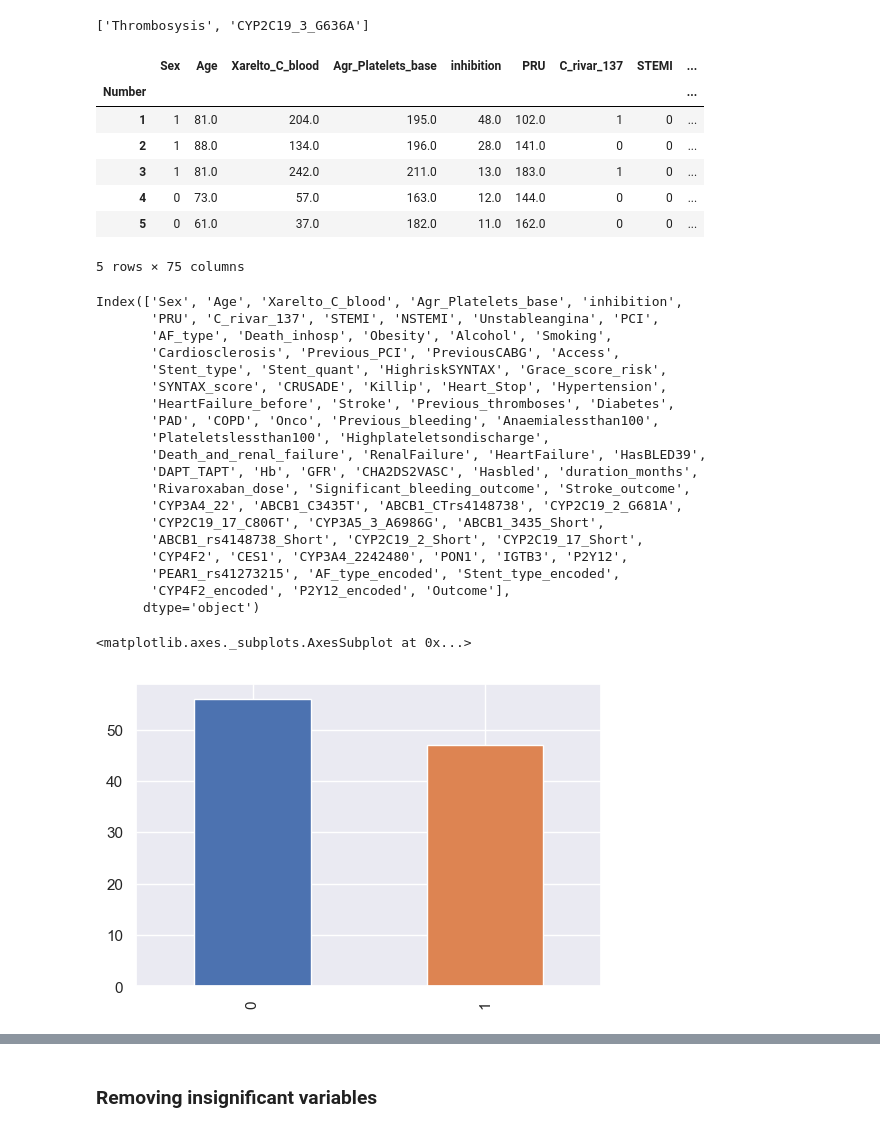
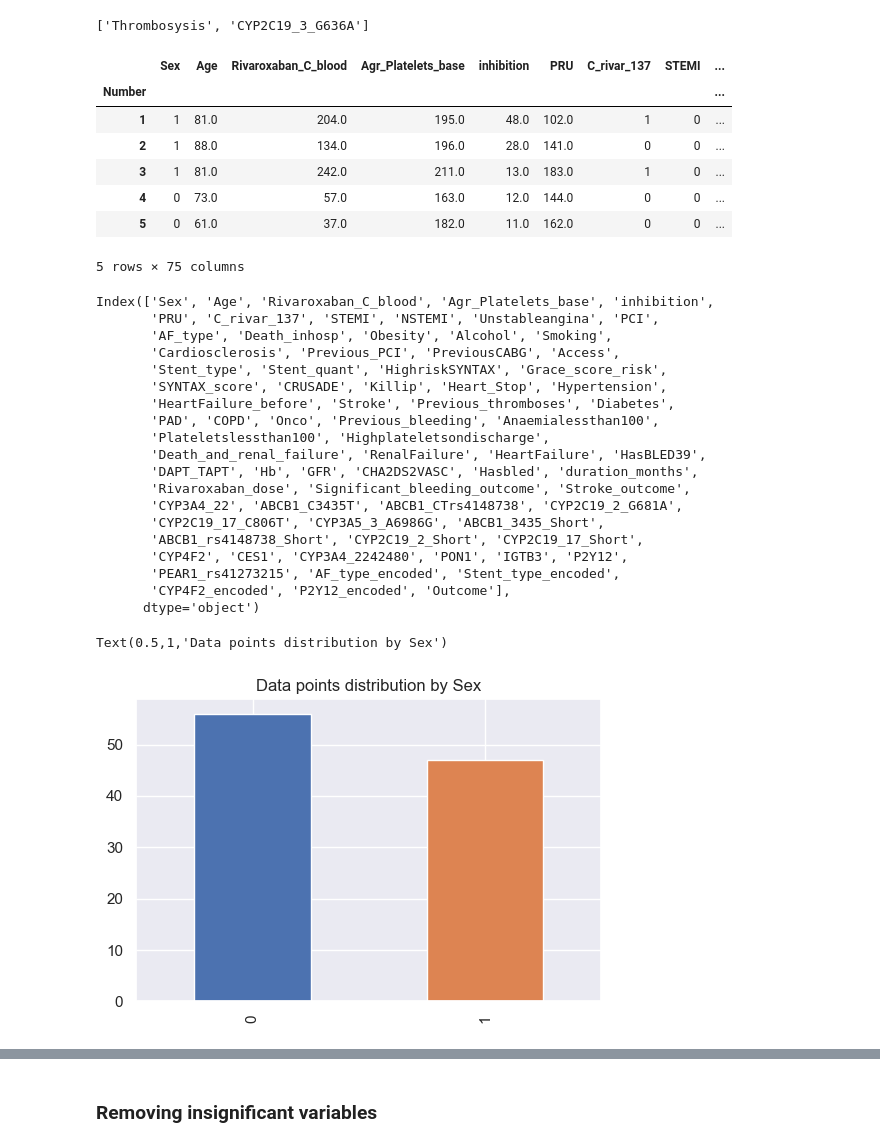
Before and after one commit to AlexShein/anticoagulants, a Jupyter notebook: Rivaroxaban_analysis.ipynb, the cells around one changed output, grey strips where cells are left out. Cells and saved outputs as stored; diff of their text form; code cells hidden in the pictures.

```diff
--- a/Xarelto_analysis.ipynb
+++ b/Rivaroxaban_analysis.ipynb
@@ -53,7 +53,7 @@ NUMERIC_COLUMNS = [
     'Age',
     'GFR',
     'PRU',
-    'Xarelto_C_blood',
+    'Rivaroxaban_C_blood',
     'inhibition',
     'CRUSADE',
     'SYNTAX_score',
@@ -64,7 +64,7 @@ NUMERIC_COLUMNS = [
     'Rivaroxaban_dose',
 ]
 # %%
-df = pd.read_csv('xarelto_fg.csv', header=0, index_col=0)[:103]
+df = pd.read_csv('Rivaroxaban_fg.csv', header=0, index_col=0)[:103]
 
 SINGLE_VALUE_COLUMNS = [col for col in df.columns if len(df[col].unique()) == 1]
 SUSPICIOUS_MISSING_VALUES_COLUMNS = [col for col in df.columns if '-999' in df[col].unique()]
@@ -155,7 +155,7 @@ SINGLE_VALUE_COLUMNS
 # %%
 df.head()
 # %% [output]
-|  | Sex | Age | Xarelto_C_blood | Agr_Platelets_base | inhibition | PRU | C_rivar_137 | STEMI | ... |
+|  | Sex | Age | Rivaroxaban_C_blood | Agr_Platelets_base | inhibition | PRU | C_rivar_137 | STEMI | ... |
 | Number |  |  |  |  |  |  |  |  | ... |
 | 1 | 1 | 81.0 | 204.0 | 195.0 | 48.0 | 102.0 | 1 | 0 | ... |
 | 2 | 1 | 88.0 | 134.0 | 196.0 | 28.0 | 141.0 | 0 | 0 | ... |
@@ -166,7 +166,7 @@ df.head()
 # %%
 df.columns
 # %% [output]
-Index(['Sex', 'Age', 'Xarelto_C_blood', 'Agr_Platelets_base', 'inhibition',
+Index(['Sex', 'Age', 'Rivaroxaban_C_blood', 'Agr_Platelets_base', 'inhibition',
        'PRU', 'C_rivar_137', 'STEMI', 'NSTEMI', 'Unstableangina', 'PCI',
        'AF_type', 'Death_inhosp', 'Obesity', 'Alcohol', 'Smoking',
        'Cardiosclerosis', 'Previous_PCI', 'PreviousCABG', 'Access',
@@ -186,10 +186,11 @@ Index(['Sex', 'Age', 'Xarelto_C_blood', 'Agr_Platelets_base', 'inhibition',
        'CYP4F2_encoded', 'P2Y12_encoded', 'Outcome'],
       dtype='object')
 # %%
-df.Sex.value_counts().plot(kind='bar')
+ax = df.Sex.value_counts().plot(kind='bar')
+ax.set_title('Data points distribution by Sex')
 # %% [output]
-<matplotlib.axes._subplots.AxesSubplot at 0x...>
+Text(0.5,1,'Data points distribution by Sex')
-[figure, old version]
+[figure, new version]
 # %%
 fig, ax = plt.subplots()
 df.Age.plot(kind='kde')
```
Also changed, not shown: parts of 21 cells of this notebook, 1 other file.
